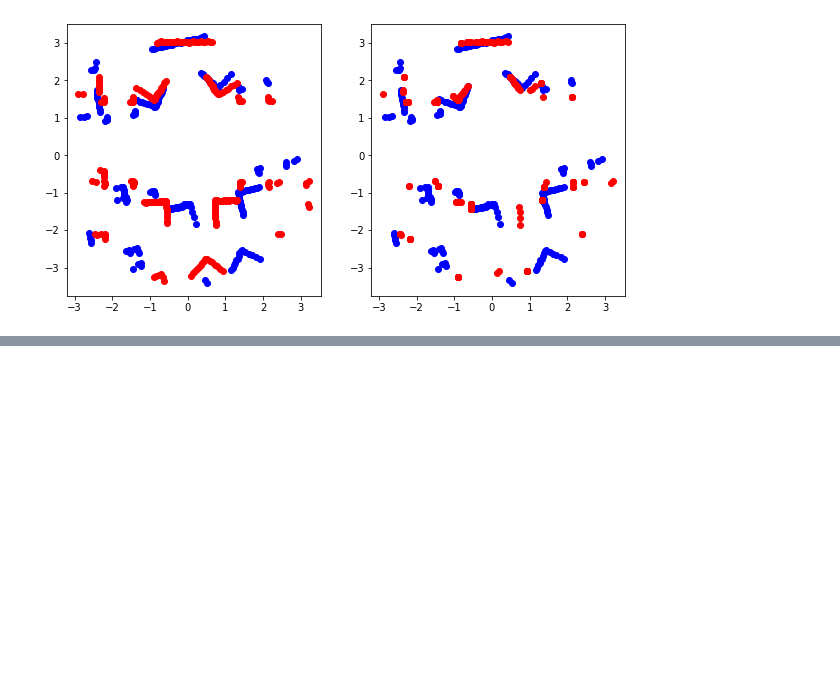
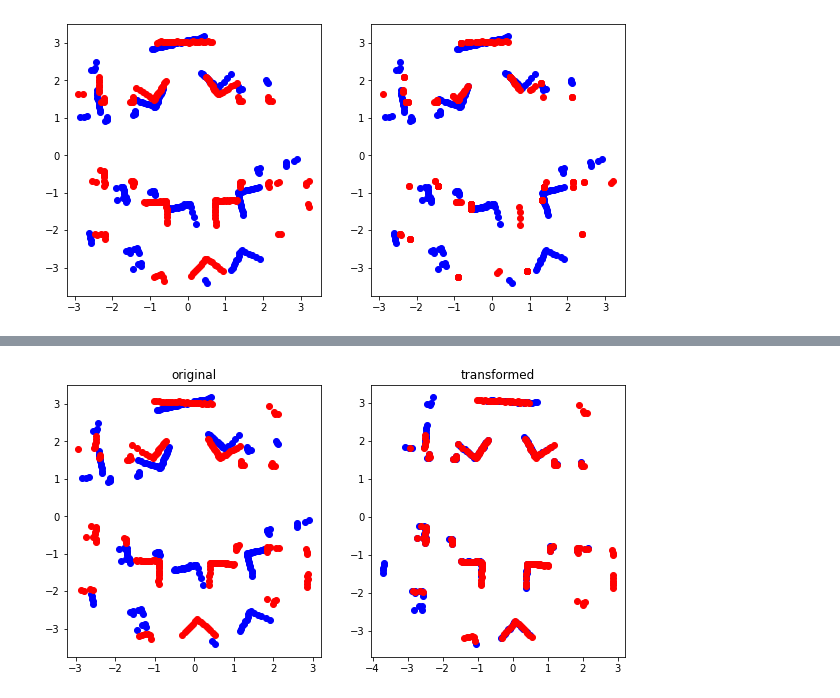
Before and after one commit to SebastianBitsch/turtlebot-additions, a Jupyter notebook: turtle_localization/exploration.ipynb, the cells around one changed output, grey strips where cells are left out. Cells and saved outputs as stored; diff of their text form; code cells hidden in the pictures; blank space fills up the shorter version.

```diff
--- a/turtle_localization/exploration.ipynb
+++ b/turtle_localization/exploration.ipynb
@@ -151,0 +323,14 @@ plt.show()
+# %%
+fig, axs = plt.subplots(nrows=1, ncols=2, figsize=(10,5))
+
+axs[0].set_title("original")
+axs[0].scatter(x_org[:,0], x_org[:,1], c = 'b')
+axs[0].scatter(y_org[:,0], y_org[:,1], c = 'r')
+
+axs[1].set_title("transformed")
+axs[1].scatter(transform(x_org,R,t)[:,0], transform(x_org,R,t)[:,1], c = 'b')
+axs[1].scatter(y_org[:,0], y_org[:,1], c = 'r')
+
+plt.show()
+# %% [output]
+[figure, added]
```
Also changed, not shown: parts of 6 cells of this notebook, 1 other file.
